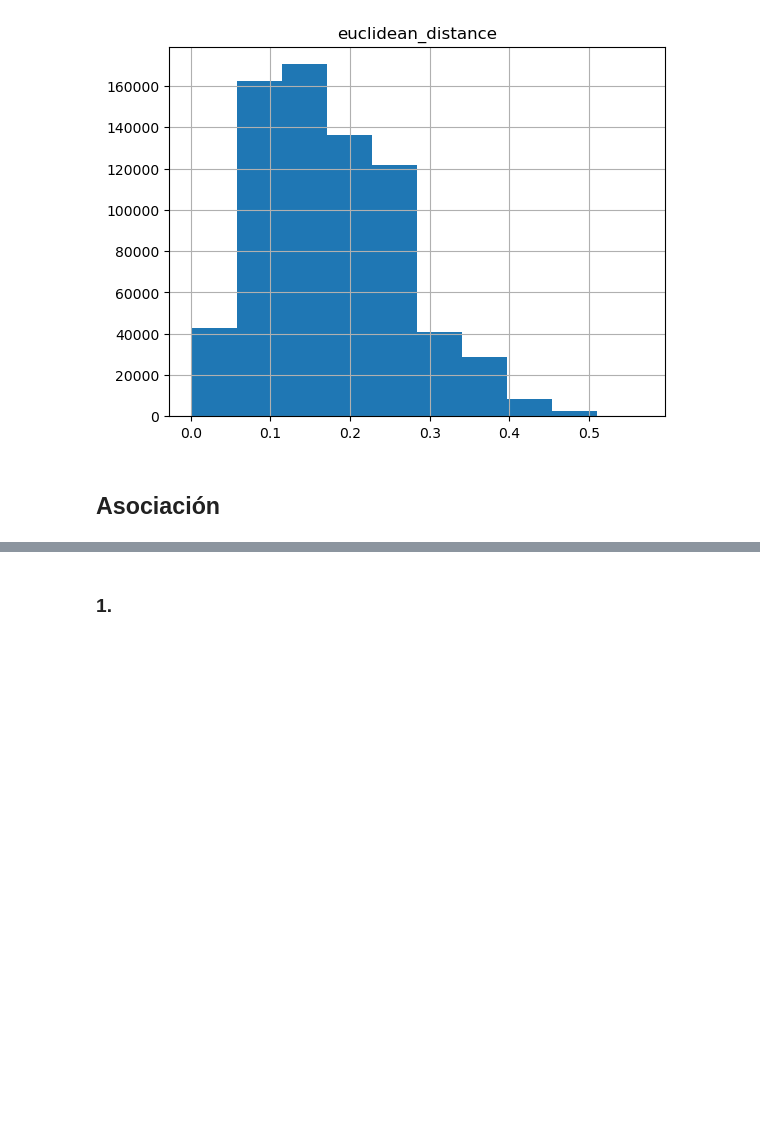
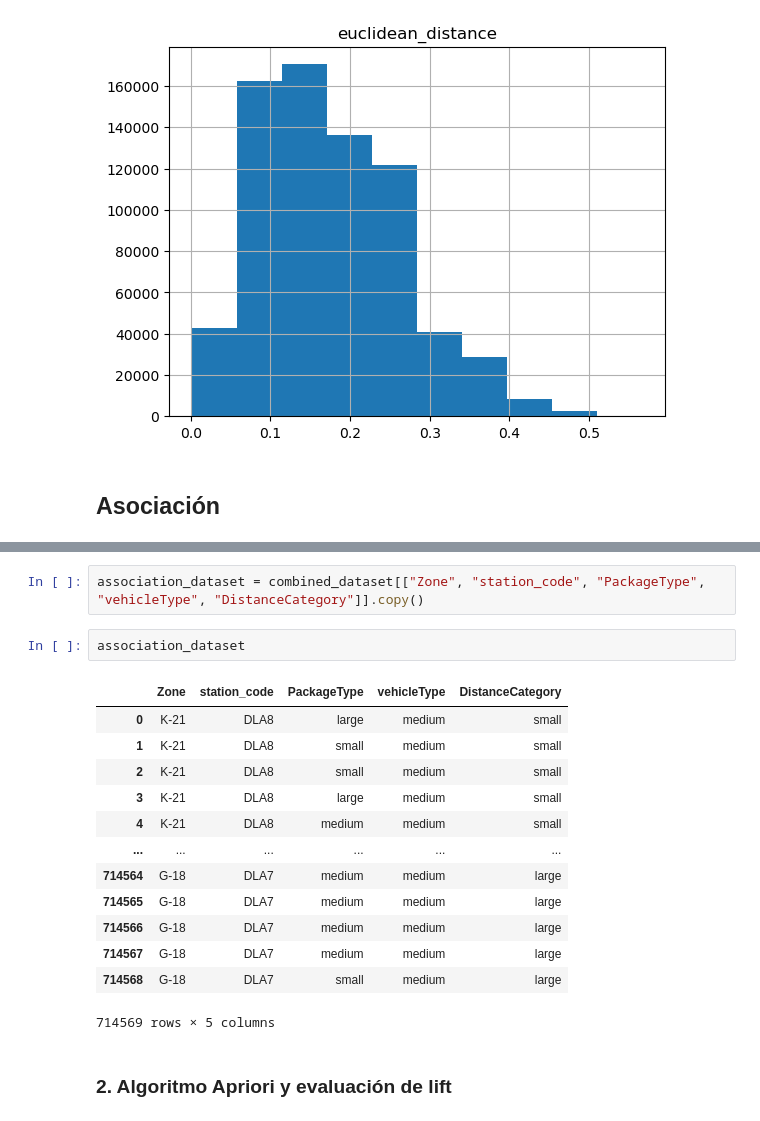
Before and after one commit to pmoros/data-mining-2023-II, a Jupyter notebook: grouping/association_grouping2.ipynb, the cells around one changed output, grey strips where cells are left out. Cells and saved outputs as stored; diff of their text form; blank space fills up the shorter version.

Commit message:
add association

```diff
--- a/grouping/association_grouping2.ipynb
+++ b/grouping/association_grouping2.ipynb
@@ -254,3 +255,21 @@ Index(['RouteID', 'station_code', 'date_YYYY_MM_DD', 'departure_time_utc',
       dtype='object')
-# %% [markdown]
-### 1.
+# %%
+association_dataset = combined_dataset[["Zone", "station_code", "PackageType", "vehicleType", "DistanceCategory"]].copy()
+# %%
+association_dataset
+# %% [output]
+|  | Zone | station_code | PackageType | vehicleType | DistanceCategory |
+| 0 | K-21 | DLA8 | large | medium | small |
+| 1 | K-21 | DLA8 | small | medium | small |
+| 2 | K-21 | DLA8 | small | medium | small |
+| 3 | K-21 | DLA8 | large | medium | small |
+| 4 | K-21 | DLA8 | medium | medium | small |
+| ... | ... | ... | ... | ... | ... |
+| 714564 | G-18 | DLA7 | medium | medium | large |
+| 714565 | G-18 | DLA7 | medium | medium | large |
+| 714566 | G-18 | DLA7 | medium | medium | large |
+| 714567 | G-18 | DLA7 | medium | medium | large |
+| 714568 | G-18 | DLA7 | small | medium | large |
+714569 rows × 5 columns
+# %% [markdown]
+### 2. Algoritmo Apriori y evaluación de lift
```
Also changed, not shown: parts of 10 cells of this notebook.
